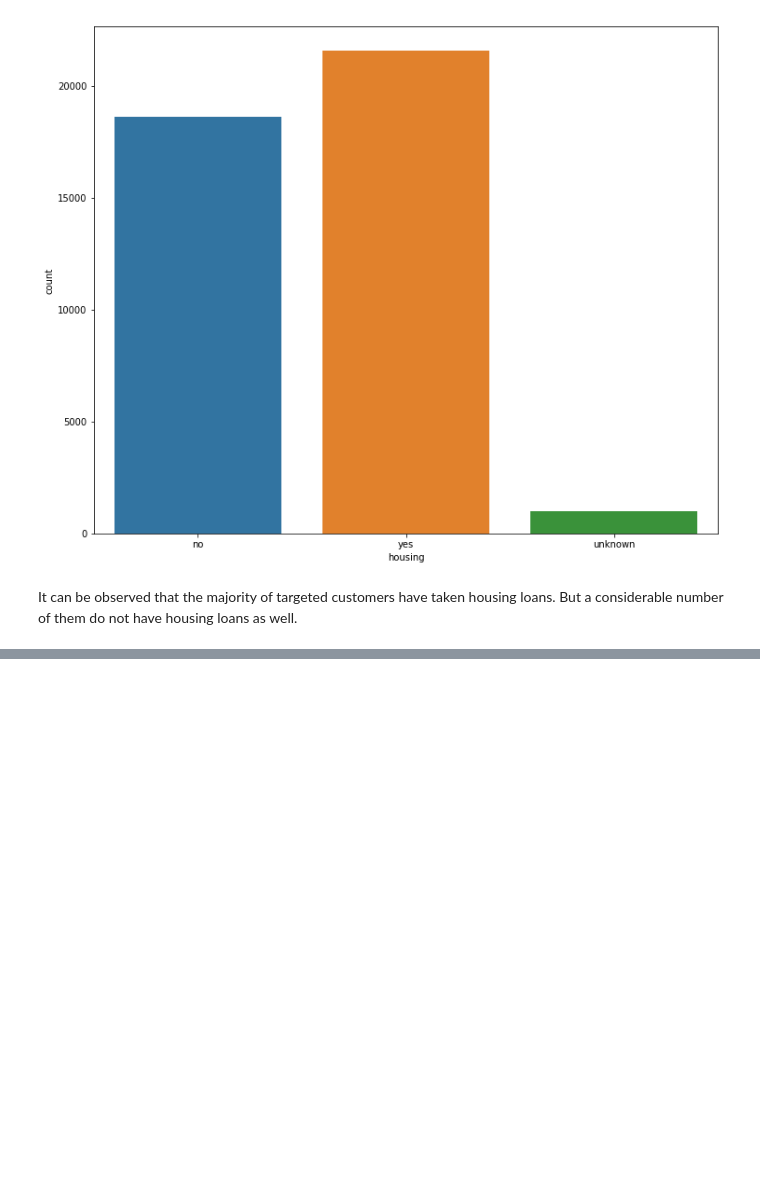
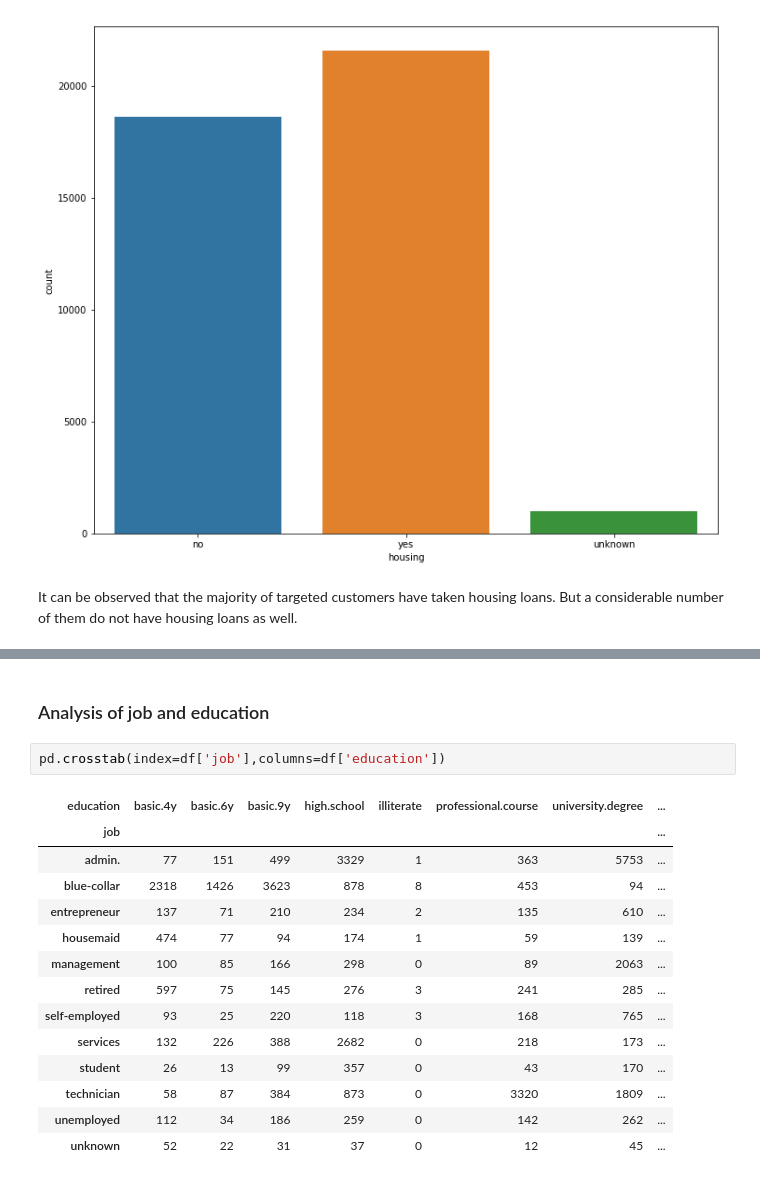
Before and after one commit to Vishal-Mani/Bank-Marketing-Exploratory-Data-Analysis., a Jupyter notebook: Bank_marketing_analysis.ipynb, the cells around one changed output, grey strips where cells are left out. Saved outputs shown, nothing was run; the diff lists cells and outputs as text; blank space fills up the shorter version.

```diff
--- a/Bank_marketing_analysis.ipynb
+++ b/Bank_marketing_analysis.ipynb
@@ -300,0 +323,19 @@ It can be observed that the majority of targeted customers have taken housing lo
+# %% [markdown]
+### Analysis of job and education
+# %%
+pd.crosstab(index=df['job'],columns=df['education'])
+# %% [output]
+| education | basic.4y | basic.6y | basic.9y | high.school | illiterate | professional.course | university.degree | ... |
+| job |  |  |  |  |  |  |  | ... |
+| admin. | 77 | 151 | 499 | 3329 | 1 | 363 | 5753 | ... |
+| blue-collar | 2318 | 1426 | 3623 | 878 | 8 | 453 | 94 | ... |
+| entrepreneur | 137 | 71 | 210 | 234 | 2 | 135 | 610 | ... |
+| housemaid | 474 | 77 | 94 | 174 | 1 | 59 | 139 | ... |
+| management | 100 | 85 | 166 | 298 | 0 | 89 | 2063 | ... |
+| retired | 597 | 75 | 145 | 276 | 3 | 241 | 285 | ... |
+| self-employed | 93 | 25 | 220 | 118 | 3 | 168 | 765 | ... |
+| services | 132 | 226 | 388 | 2682 | 0 | 218 | 173 | ... |
+| student | 26 | 13 | 99 | 357 | 0 | 43 | 170 | ... |
+| technician | 58 | 87 | 384 | 873 | 0 | 3320 | 1809 | ... |
+| unemployed | 112 | 34 | 186 | 259 | 0 | 142 | 262 | ... |
+| unknown | 52 | 22 | 31 | 37 | 0 | 12 | 45 | ... |
```
Also changed, not shown: parts of 11 cells of this notebook.
